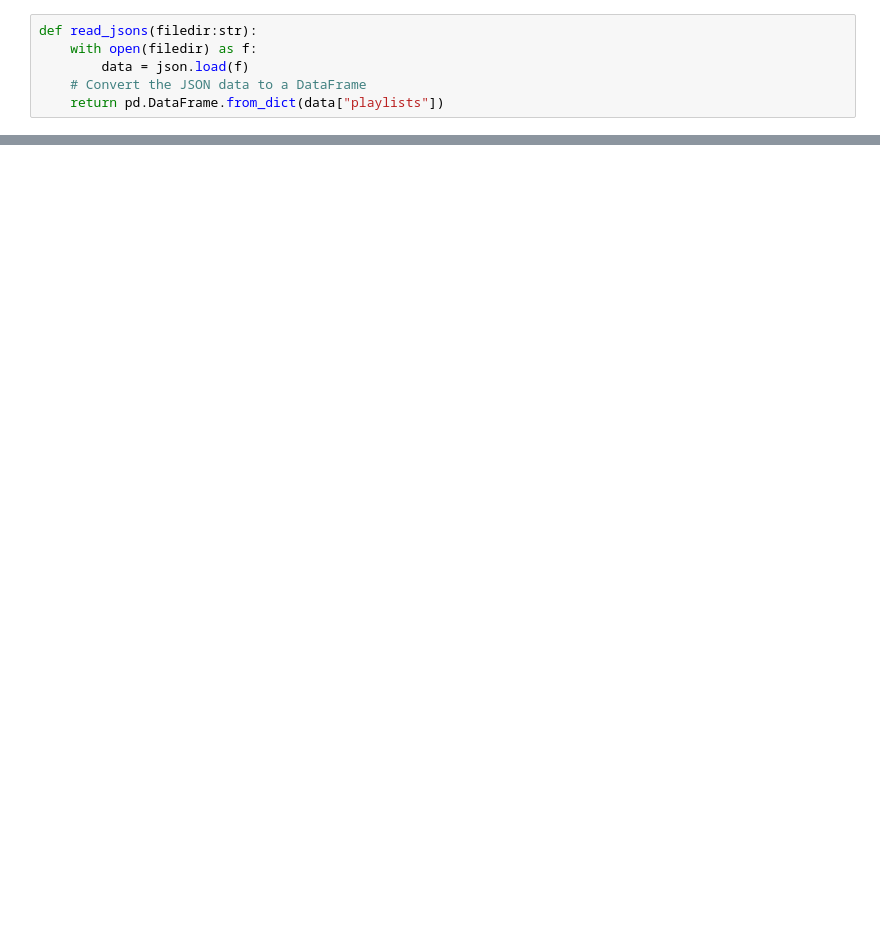
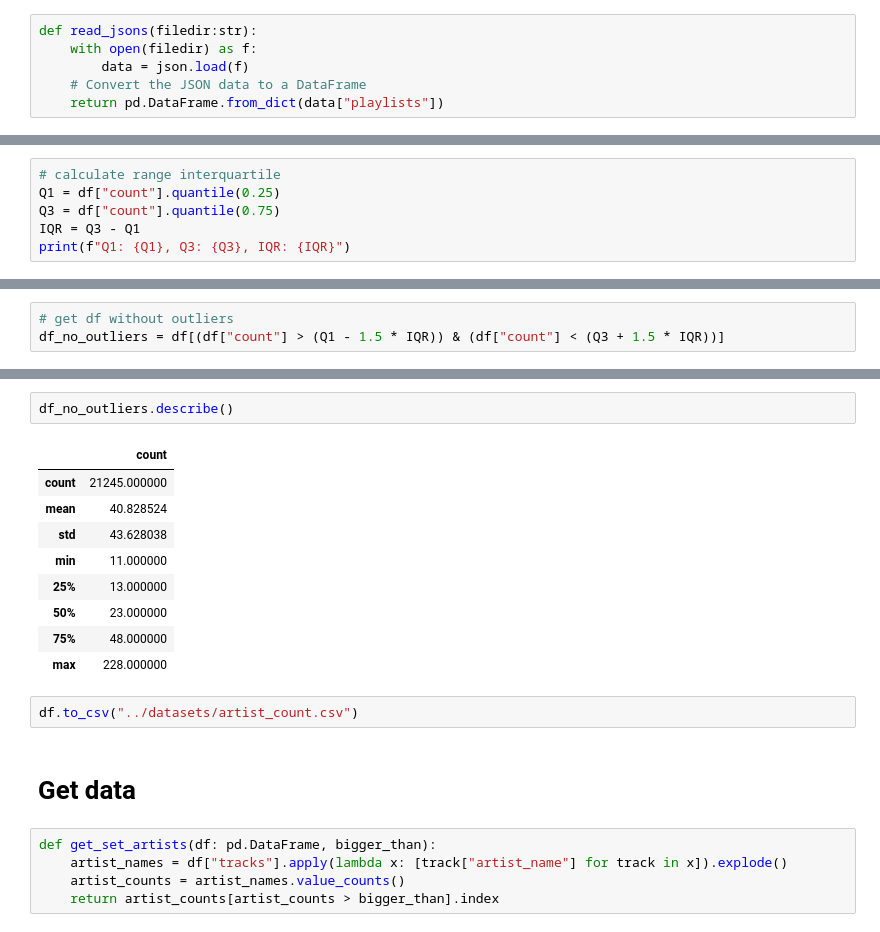
Before and after one commit to LuisFelipePoma/Spotify_Complex_Network, a Jupyter notebook: src/notebooks/elt.ipynb, the cells around one changed output, grey strips where cells are left out. Saved outputs shown, nothing was run; the diff lists cells and outputs as text; blank space fills up the shorter version.

```diff
--- a/src/notebooks/elt.ipynb
+++ b/src/notebooks/elt.ipynb
@@ -10,0 +70,6 @@ def read_jsons(filedir:str):
+# %%
+# calculate range interquartile
+Q1 = df["count"].quantile(0.25)
+Q3 = df["count"].quantile(0.75)
+IQR = Q3 - Q1
+print(f"Q1: {Q1}, Q3: {Q3}, IQR: {IQR}")
@@ -10,0 +78,3 @@ def read_jsons(filedir:str):
+# %%
+# get df without outliers
+df_no_outliers = df[(df["count"] > (Q1 - 1.5 * IQR)) & (df["count"] < (Q3 + 1.5 * IQR))]
@@ -10,0 +86,21 @@ def read_jsons(filedir:str):
+# %%
+df_no_outliers.describe()
+# %% [output]
+|  | count |
+| count | 21245.000000 |
+| mean | 40.828524 |
+| std | 43.628038 |
+| min | 11.000000 |
+| 25% | 13.000000 |
+| 50% | 23.000000 |
+| 75% | 48.000000 |
+| max | 228.000000 |
+# %%
+df.to_csv("../datasets/artist_count.csv")
+# %% [markdown]
+# Get data
+# %%
+def get_set_artists(df: pd.DataFrame, bigger_than):
+    artist_names = df["tracks"].apply(lambda x: [track["artist_name"] for track in x]).explode()
+    artist_counts = artist_names.value_counts()
+    return artist_counts[artist_counts > bigger_than].index
```
Also changed, not shown: parts of 20 cells of this notebook, 18 other files.
